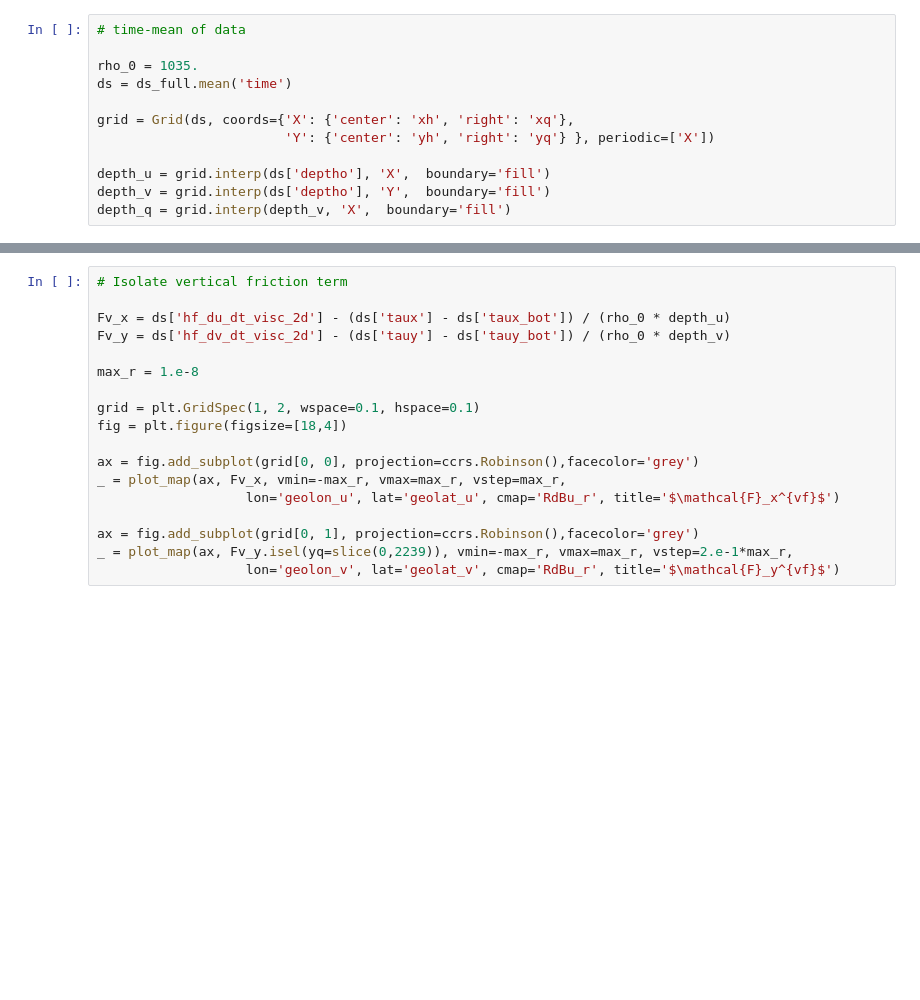
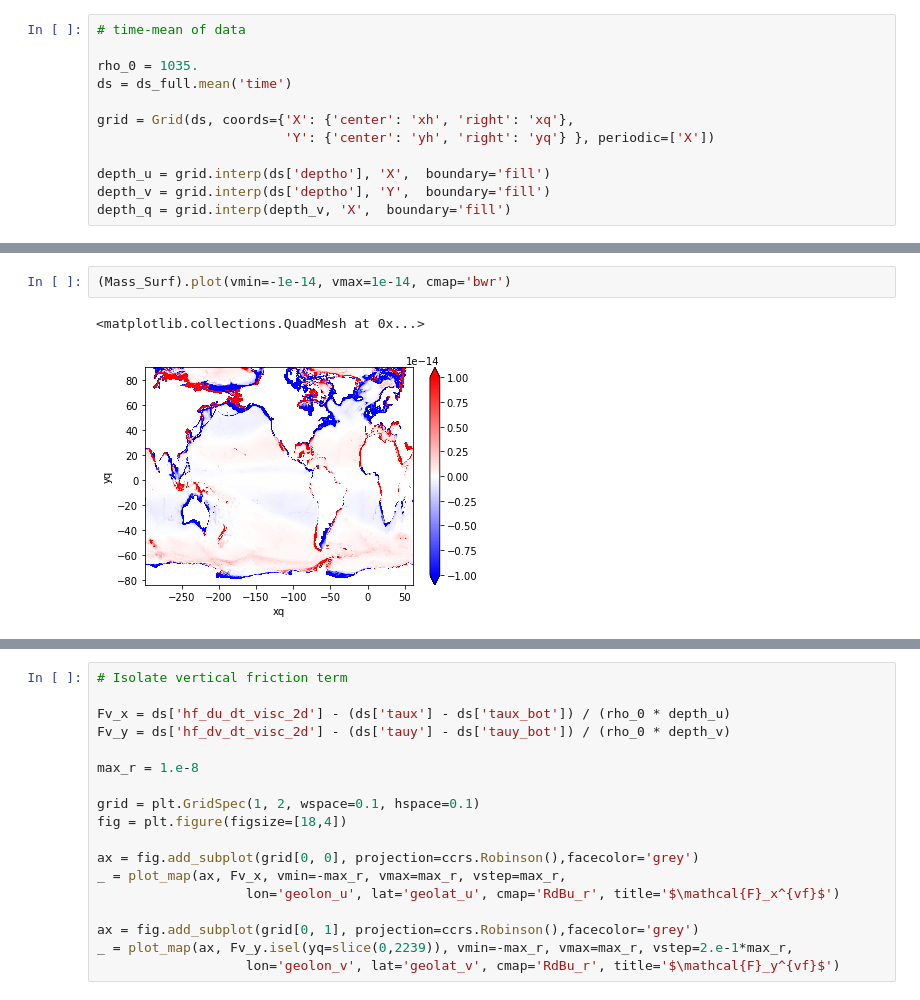
Before and after one commit to hmkhatri/MOM6_Momentum_Budget, a Jupyter notebook: OM4_Vorticity_budget.ipynb, the cells around one changed output, grey strips where cells are left out. Drawn from its saved outputs; the diff is of its cells as text; blank space fills up the shorter version.

```diff
--- a/OM4_Vorticity_budget.ipynb
+++ b/OM4_Vorticity_budget.ipynb
@@ -344,0 +380,5 @@ _ = plot_map(ax, beta_v, vmin=-max_r, vmax=max_r, vstep=max_r,
+# %%
+(Mass_Surf).plot(vmin=-1e-14, vmax=1e-14, cmap='bwr')
+# %% [output]
+<matplotlib.collections.QuadMesh at 0x...>
+[figure, added]
```
Also changed, not shown: parts of 6 cells of this notebook.
